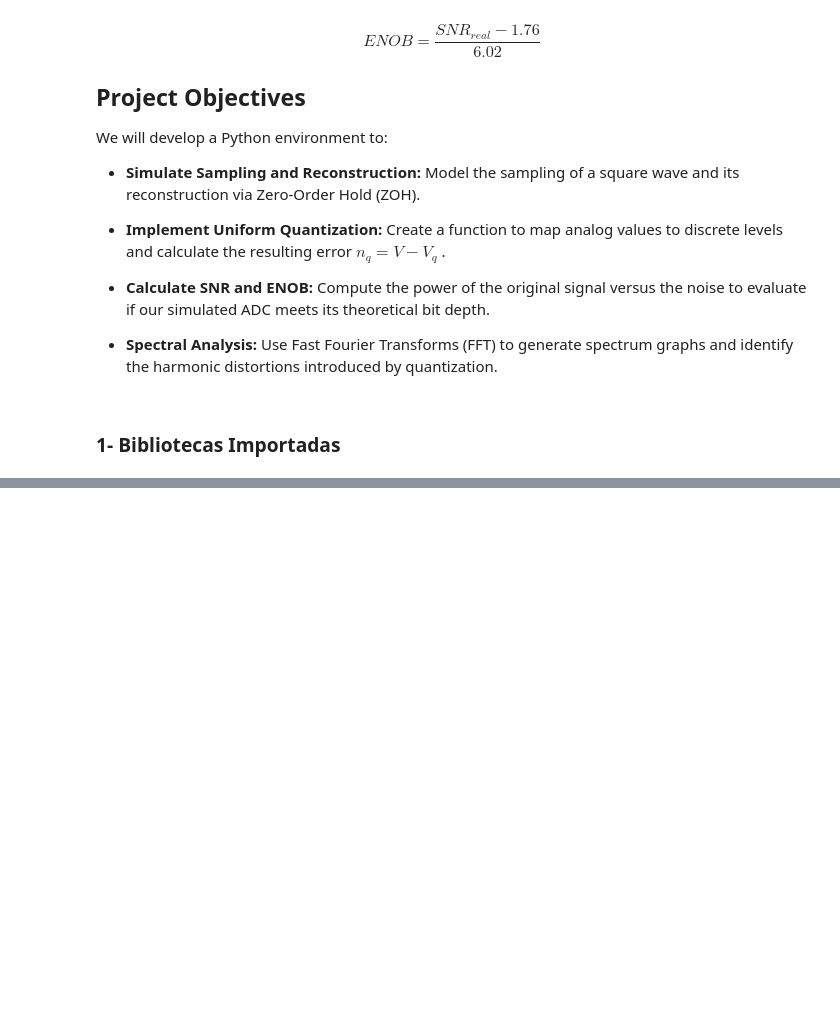
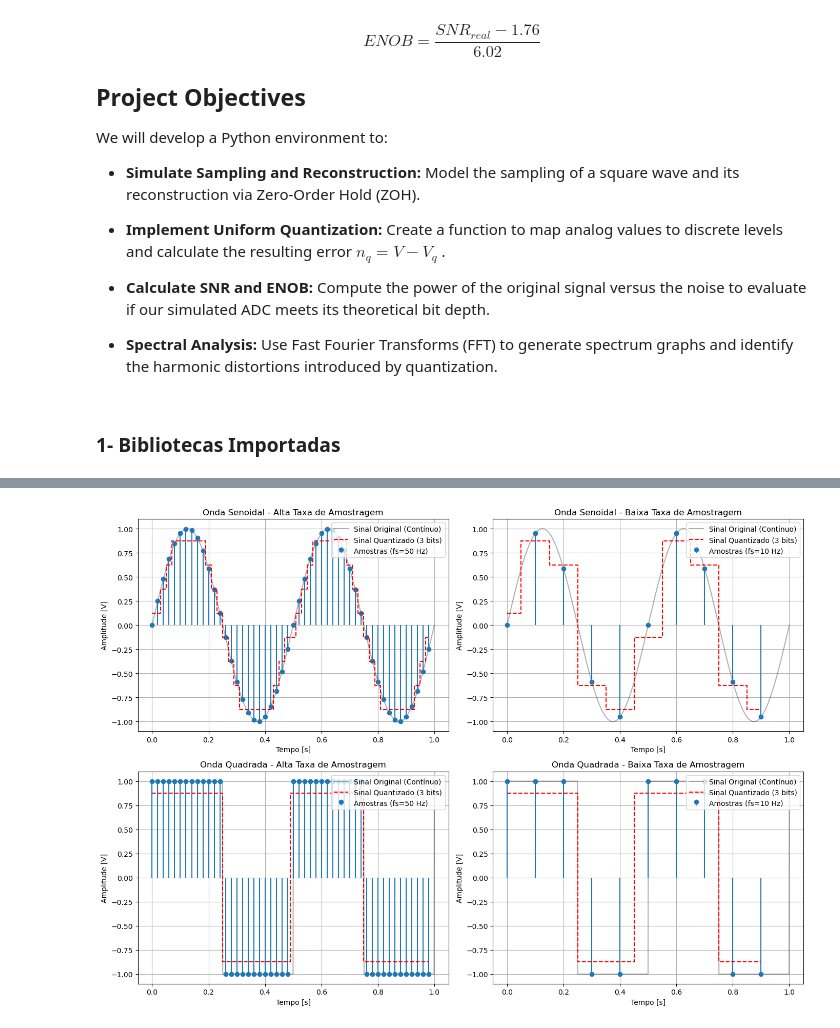
Before and after one commit to elmerfariass/DSPcap, a Jupyter notebook: ADC&DAC.ipynb, the cells around one changed output, grey strips where cells are left out. Cells and saved outputs as stored; diff of their text form; code cells hidden in the pictures; blank space fills up the shorter version.

```diff
--- a/ADC&DAC.ipynb
+++ b/ADC&DAC.ipynb
@@ -140,0 +78,88 @@ ENOB Calculado:           9.59 bits
+# %%
+
+
+# Parâmetros do sinal
+f_signal = 2 # Frequência de 2 Hz
+t_cont = np.linspace(0, 1, 1000) # Tempo contínuo (alta resolução)
+
+# Geração dos sinais "contínuos"
+sine_cont = np.sin(2 * np.pi * f_signal * t_cont)
+square_cont = signal.square(2 * np.pi * f_signal * t_cont)
+
+# Taxas de amostragem
+fs_high = 50 # Alta taxa de amostragem (50 Hz)
+t_fs_high = np.arange(0, 1, 1/fs_high)
+sine_fs_high = np.sin(2 * np.pi * f_signal * t_fs_high)
+square_fs_high = signal.square(2 * np.pi * f_signal * t_fs_high)
+
+fs_low = 10 # Baixa taxa de amostragem (10 Hz)
+t_fs_low = np.arange(0, 1, 1/fs_low)
+sine_fs_low = np.sin(2 * np.pi * f_signal * t_fs_low)
+square_fs_low = signal.square(2 * np.pi * f_signal * t_fs_low)
+
+# Função de quantização baseada no material (Quantização Uniforme Mid-Rise)
+def quantize(sig, N=3, Vmin=-1.0, Vmax=1.0):
+    L = 2**N # Número de níveis
+    Delta = (Vmax - Vmin) / L # Passo de quantização
+
+    # Determina o índice de quantização 'k'
+    k = np.floor((sig - Vmin) / Delta)
+    k = np.clip(k, 0, L - 1) # Limita para não exceder os limites dos níveis
+
+    # Nível quantizado mid-rise: Vq(k) = Vmin + (k + 1/2) * Delta
+    Vq = Vmin + (k + 0.5) * Delta
+    return Vq
+
+# Quantizando os sinais amostrados (usaremos 3 bits como no exemplo do PDF)
+sine_q_high = quantize(sine_fs_high, N=3)
+sine_q_low = quantize(sine_fs_low, N=3)
+square_q_high = quantize(square_fs_high, N=3)
+square_q_low = quantize(square_fs_low, N=3)
+
+# Plotagem
+fig, axs = plt.subplots(2, 2, figsize=(14, 10))
+
+# 1. Senóide - Alta Taxa
+axs[0, 0].plot(t_cont, sine_cont, 'k-', alpha=0.3, label='Sinal Original (Contínuo)')
+axs[0, 0].stem(t_fs_high, sine_fs_high, linefmt='C0-', markerfmt='C0o', basefmt=' ', label='Amostras (fs=50 Hz)')
+axs[0, 0].step(t_fs_high, sine_q_high, where='mid', color='r', linestyle='--', label='Sinal Quantizado (3 bits)')
+axs[0, 0].set_title('Onda Senoidal - Alta Taxa de Amostragem')
+axs[0, 0].set_xlabel('Tempo [s]')
+axs[0, 0].set_ylabel('Amplitude [V]')
+axs[0, 0].grid(True)
+axs[0, 0].legend(loc='upper right')
+
+# 2. Senóide - Baixa Taxa
+axs[0, 1].plot(t_cont, sine_cont, 'k-', alpha=0.3, label='Sinal Original (Contínuo)')
+axs[0, 1].stem(t_fs_low, sine_fs_low, linefmt='C0-', markerfmt='C0o', basefmt=' ', label='Amostras (fs=10 Hz)')
+axs[0, 1].step(t_fs_low, sine_q_low, where='mid', color='r', linestyle='--', label='Sinal Quantizado (3 bits)')
+axs[0, 1].set_title('Onda Senoidal - Baixa Taxa de Amostragem')
+axs[0, 1].set_xlabel('Tempo [s]')
+axs[0, 1].set_ylabel('Amplitude [V]')
+axs[0, 1].grid(True)
+axs[0, 1].legend(loc='upper right')
+
+# 3. Quadrada - Alta Taxa
+axs[1, 0].plot(t_cont, square_cont, 'k-', alpha=0.3, label='Sinal Original (Contínuo)')
+axs[1, 0].stem(t_fs_high, square_fs_high, linefmt='C0-', markerfmt='C0o', basefmt=' ', label='Amostras (fs=50 Hz)')
+axs[1, 0].step(t_fs_high, square_q_high, where='mid', color='r', linestyle='--', label='Sinal Quantizado (3 bits)')
+axs[1, 0].set_title('Onda Quadrada - Alta Taxa de Amostragem')
+axs[1, 0].set_xlabel('Tempo [s]')
+axs[1, 0].set_ylabel('Amplitude [V]')
+axs[1, 0].grid(True)
+axs[1, 0].legend(loc='upper right')
+
+# 4. Quadrada - Baixa Taxa
+axs[1, 1].plot(t_cont, square_cont, 'k-', alpha=0.3, label='Sinal Original (Contínuo)')
+axs[1, 1].stem(t_fs_low, square_fs_low, linefmt='C0-', markerfmt='C0o', basefmt=' ', label='Amostras (fs=10 Hz)')
+axs[1, 1].step(t_fs_low, square_q_low, where='mid', color='r', linestyle='--', label='Sinal Quantizado (3 bits)')
+axs[1, 1].set_title('Onda Quadrada - Baixa Taxa de Amostragem')
+axs[1, 1].set_xlabel('Tempo [s]')
+axs[1, 1].set_ylabel('Amplitude [V]')
+axs[1, 1].grid(True)
+axs[1, 1].legend(loc='upper right')
+
+plt.tight_layout()
+plt.savefig('amostragem_quantizacao.png')
+# %% [output]
+[figure, added]
```
Also changed, not shown: parts of 1 cell of this notebook.
